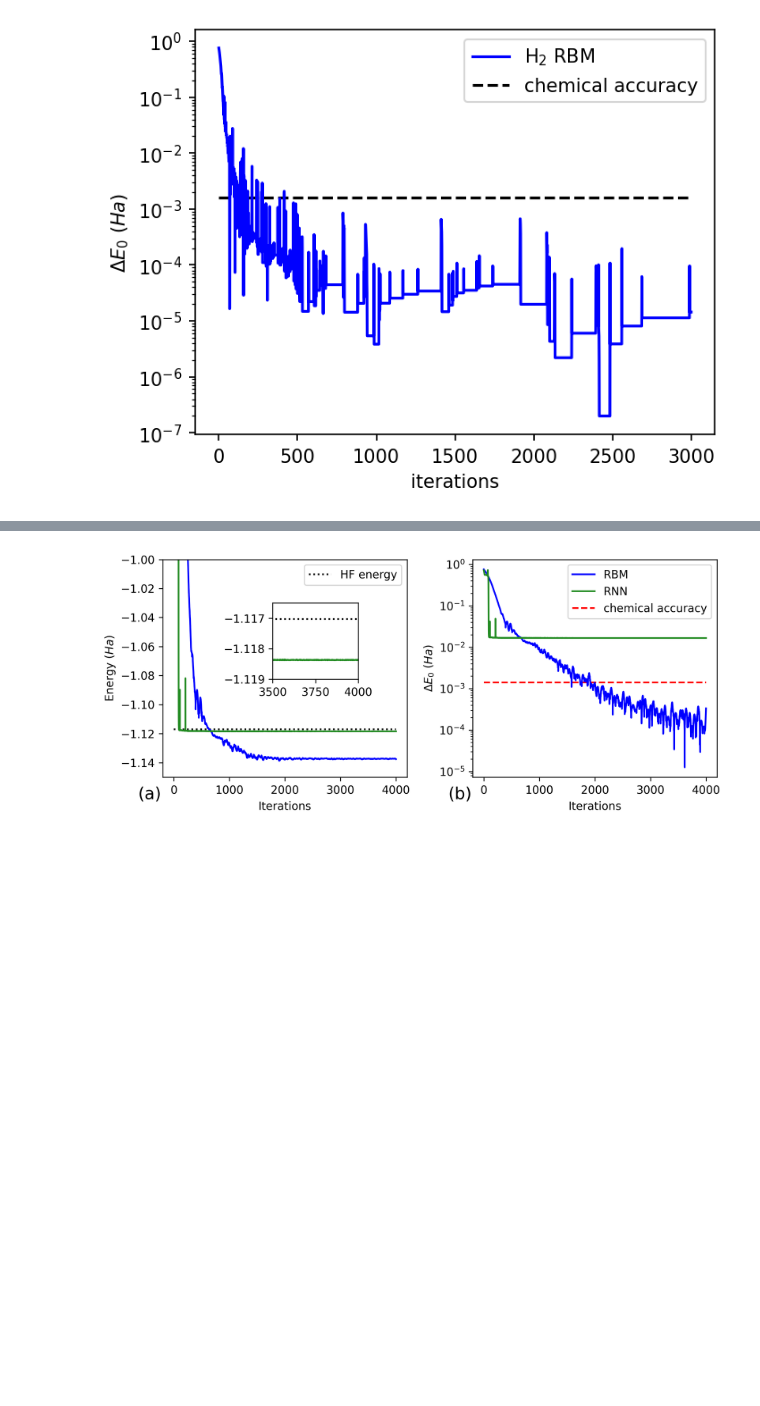
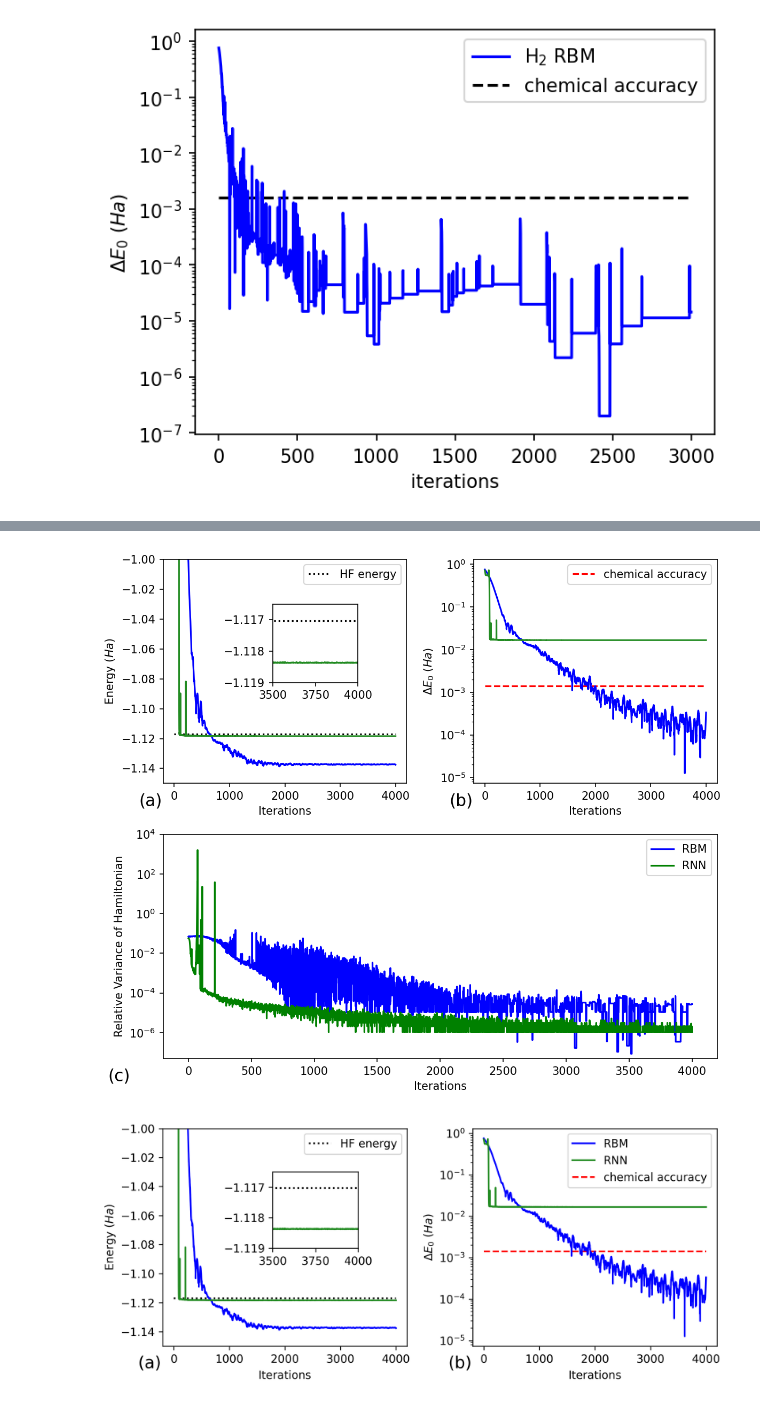
Before and after one commit to NicoFransaert/FermionicANN, a Jupyter notebook: notebooks/plotting.ipynb, the cells around one changed output, grey strips where cells are left out. Saved outputs shown, nothing was run; the diff lists cells and outputs as text; code cells hidden in the pictures; blank space fills up the shorter version.

```diff
--- a/notebooks/plotting.ipynb
+++ b/notebooks/plotting.ipynb
@@ -240,3 +276,92 @@ for n, ax in enumerate(subplots.flat):
+# %%
+meta_file = '../data/RBM_runs/H2_for_plot/rbm_sto3g_H2_0-7348_eq1_a1_sgd_lr01_ns10000_trick.META'
+hist_file = '../data/RBM_runs/H2_for_plot/rbm_sto3g_H2_0-7348_eq1_a1_sgd_lr01_ns10000_trick.log'
+
+with open(meta_file) as jf:
+    meta = json.load(jf)
+with open(hist_file) as jf:
+    hist = json.load(jf)
+it1 = [i['Iteration'] for i in hist['Output']][0:4000]
+en1 = [i['Energy']['Mean'] + meta['SystemData']['nuc_rep_energy'] for i in hist['Output']][0:4000]
+var_en1 = np.array([i['Energy']['Variance'] for i in hist['Output']])[:4000]/(hist['Output'][-1]['Energy']['Mean'])**2
+exact = meta['SystemData']['tot_energy']
+
+while 0 in var_en1:
+    zero_idx = np.where(var_en1 == 0.)
+    var_en1[zero_idx] = var_en1[np.array(zero_idx, dtype=int)-1]
+
+meta_file = '../data/RNN_runs/sweep_H2/rnn_sto3g_H2_0-7348_eq1_nU50_nL1_lr005_lrsC_ns100000.META'
+hist_file = '../data/RNN_runs/sweep_H2/rnn_sto3g_H2_0-7348_eq1_nU50_nL1_lr005_lrsC_ns100000.log'
+
+with open(meta_file) as jf:
+    meta = json.load(jf)
+with open(hist_file) as jf:
+    hist = json.load(jf)
+it2 = [i['Iteration'] for i in hist['Output']][0:4000]
+en2 = [i['Energy']['Mean'] + meta['SystemData']['nuc_rep_energy'] for i in hist['Output']][0:4000]
+var_en2 = np.array([i['EnergyVariance']['Mean'] for i in hist['Output']])[0:4000]/(hist['Output'][-1]['Energy']['Mean'])**2
+
+while 0 in var_en2:
+    zero_idx = np.where(var_en2 == 0.)
+    var_en2[zero_idx] = var_en2[np.array(zero_idx, dtype=int)-1]
+
+gs = gridspec.GridSpec(2, 2)
+fig = plt.figure(figsize=(8,7), dpi=150)
+
+for n, subplt in enumerate(ax.flat):
+    subplt.text(-0.1, -0.1, '('+string.ascii_lowercase[n]+')', transform=subplt.transAxes, size=15)
+
+ax2 = plt.subplot(gs[0, 0]) # row 0, col 0
+ax1 = plt.subplot(gs[0, 1]) # row 0, col 0
+ax3 = plt.subplot(gs[1, :])
+
+ax2.text(-0.1, -0.1, '(a)', transform=ax2.transAxes, size=15)
+ax1.text(-0.1, -0.1, '(b)', transform=ax1.transAxes, size=15)
+ax3.text(-0.1, -0.1, '(c)', transform=ax3.transAxes, size=15)
+
+#plot relative energy error
+ax1.plot(it1, savgol_filter(np.abs((np.array(en1)-exact)/exact),51,3), color='b')
+ax1.plot(it2, np.abs((np.array(en2)-exact)/exact), color='forestgreen')
+# plt.title(r'$H_2$ equilibrium')
+ax1.hlines(-kcalmol/exact, xmin=0, xmax=it1[-1], linestyles='--', color='r', label='chemical accuracy')
+ax1.set_xlabel('Iterations')
+ax1.set_ylabel(r'$\Delta E_0$ ($Ha$)')
+ax1.set_yscale('log')
+ax1.legend(loc='upper right')
+
+ins = ax2.inset_axes([0.45,0.45,0.35,0.35])
+
+ins.plot(np.array(it2), en2, color='forestgreen')
+ins.hlines(-1.1170273947894147, xmin=0, xmax=it1[-1], linestyles='dotted', color='k', label='HF energy')
+ins.set_xlim([3500, 4000])
+# ins.set_xticks([1.1,1.19,1.3])
+# ins.set_xlim(1.1,1.3)
+ins.ticklabel_format(useOffset=False)
+# ins.set_yticks([-1.119, -1.118, -1.1165])
+ins.set_ylim(-1.119, -1.1165)
+
+#plot energy history
+ax2.plot(np.array(it1), savgol_filter(en1,51,3), color='b')
+ax2.plot(np.array(it2), en2, color='forestgreen')
+ax2.hlines(-1.1170273947894147, xmin=0, xmax=it1[-1], linestyles='dotted', color='k', label='HF energy')
+# ax2.set_title('$H_2$ @ equilibrium')
+ax2.set_xlabel('Iterations')
+ax2.set_ylabel('Energy ($Ha$)')
+ax2.set_ylim([-1.15,-1.0])
+ax2.legend()
+
+ax3.plot(var_en1, c='b', label='RBM')
+ax3.plot(var_en2, c='g', label='RNN')
+ax3.set_yscale('log')
+ax3.set_xlabel('Iterations')
+ax3.set_ylabel('Relative Variance of Hamiltonian')
+ax3.set_ylim(5e-08,1e+04)
+ax3.legend()
+
+fig.tight_layout()
+# plt.savefig('../data/plots/STO-3G_H2_history_with_var.png')
+# %% [output]
+[figure, added]
 # %%
 meta_file = '../data/RBM_runs/H2_for_plot/rbm_sto3g_H2_0-7348_eq1_a1_sgd_lr01_ns10000_trick.META'
 hist_file = '../data/RBM_runs/H2_for_plot/rbm_sto3g_H2_0-7348_eq1_a1_sgd_lr01_ns10000_trick.log'
```
Also changed, not shown: parts of 2 cells of this notebook, 6 other files.
